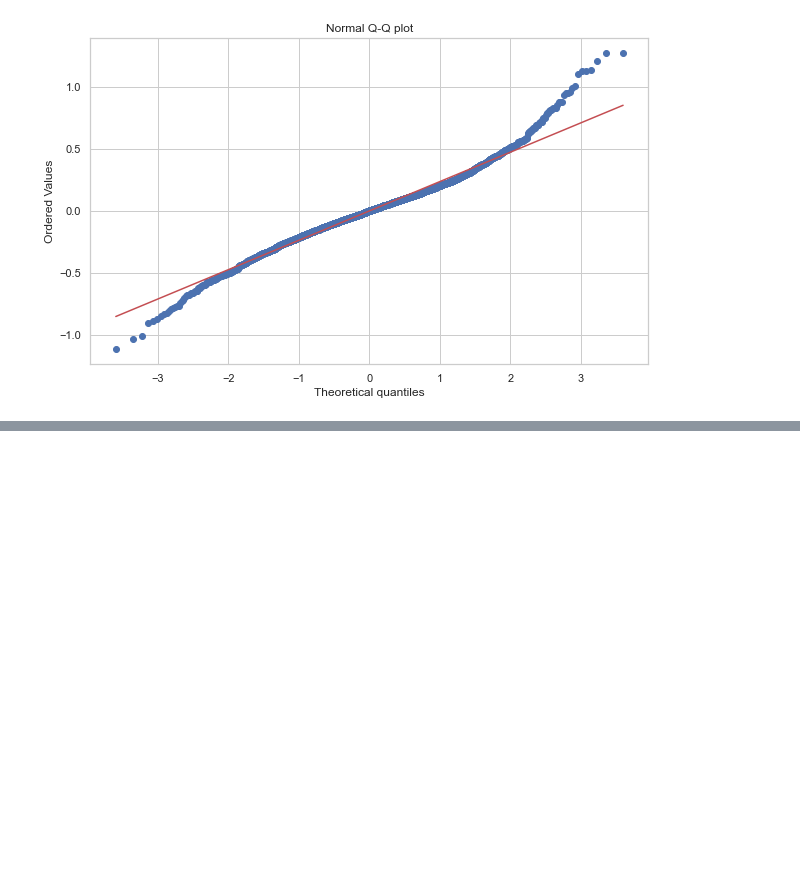
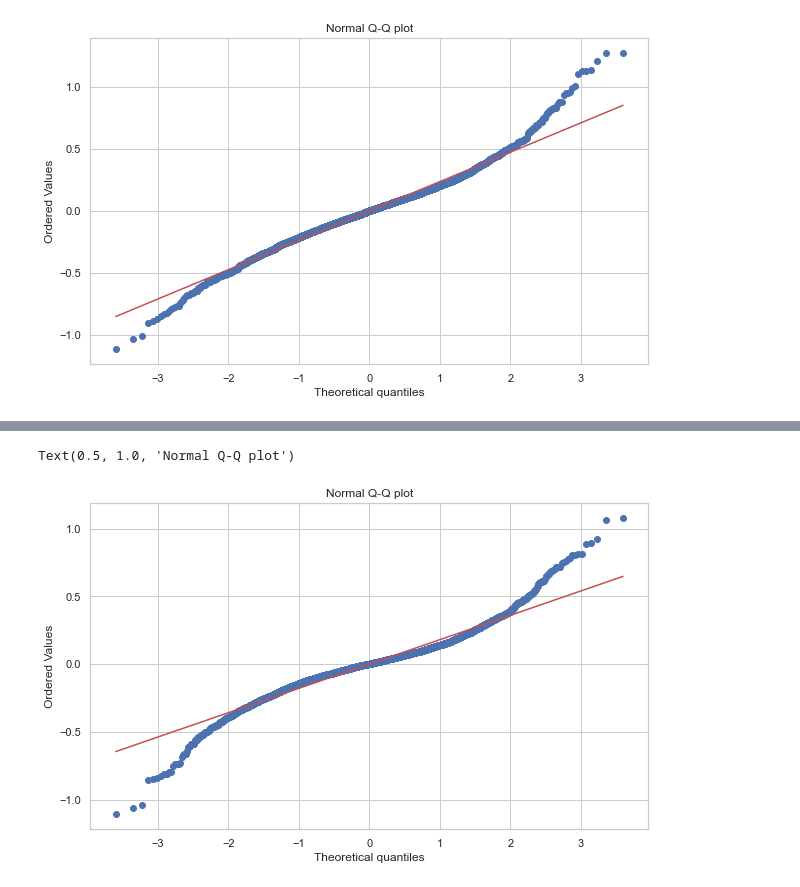
Before and after one commit to esharma3/king_county_house_price_prediction, a Jupyter notebook: kc_house_price_prediction.ipynb, the cells around one changed output, grey strips where cells are left out. Saved outputs shown, nothing was run; the diff lists cells and outputs as text; code cells hidden in the pictures; blank space fills up the shorter version.

```diff
--- a/kc_house_price_prediction.ipynb
+++ b/kc_house_price_prediction.ipynb
@@ -662,0 +731,10 @@ Text(0.5, 1.0, 'Normal Q-Q plot')
+# %%
+#Normal Q-Q plot
+sns.set(style="whitegrid")
+
+plt.figure(figsize=(10,6))
+stats.probplot(y_test - rf_predictions, dist="norm", plot=plt)
+plt.title("Normal Q-Q plot")
+# %% [output]
+Text(0.5, 1.0, 'Normal Q-Q plot')
+[figure, added]
```
Also changed, not shown: parts of 12 cells of this notebook.
